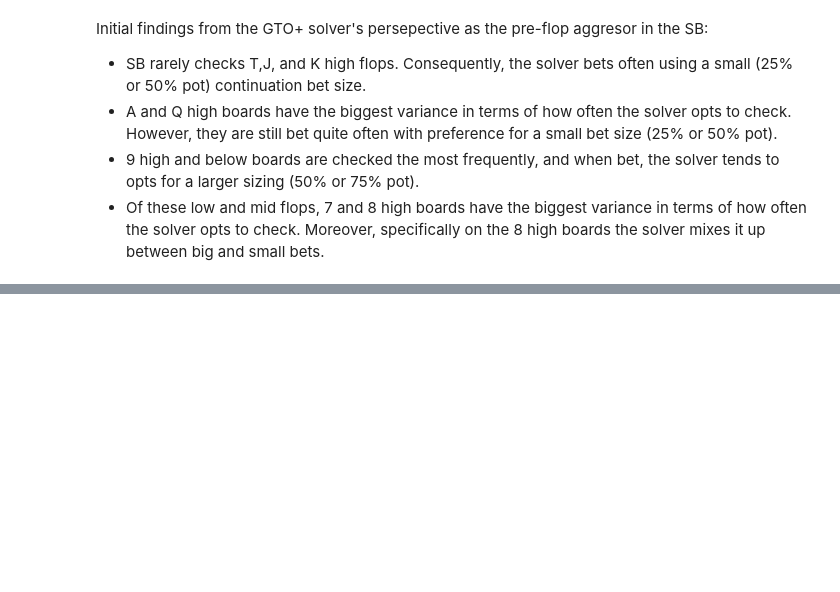
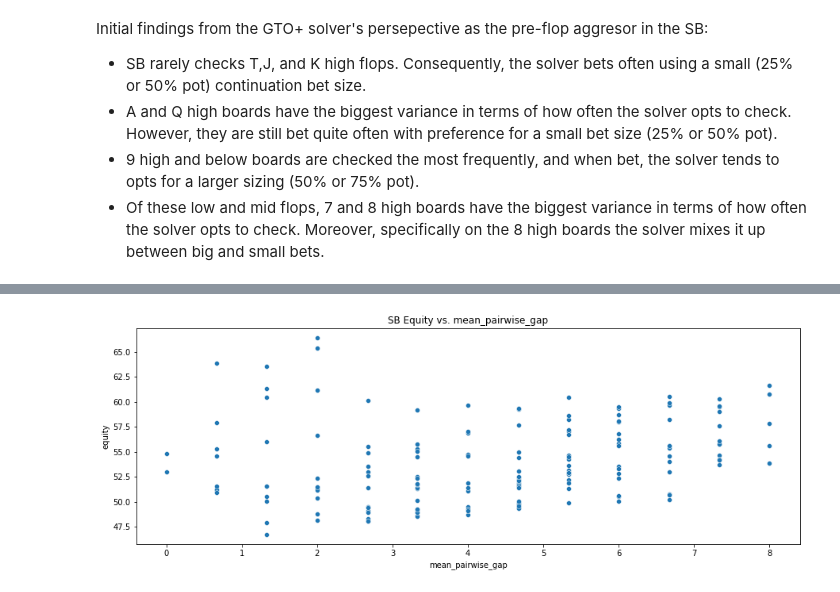
Before and after one commit to Rob-Lando/small-blind-vs-button-3betpots, a Jupyter notebook: sb_3bet_vs_bu_call.ipynb, the cells around one changed output, grey strips where cells are left out. Cells and saved outputs as stored; diff of their text form; code cells hidden in the pictures; blank space fills up the shorter version.

```diff
--- a/sb_3bet_vs_bu_call.ipynb
+++ b/sb_3bet_vs_bu_call.ipynb
@@ -242,0 +290,10 @@ Initial findings from the GTO+ solver's persepective as the pre-flop aggresor in
+# %%
+fig,ax = plt.subplots()
+fig.set_size_inches(15,5)
+sns.scatterplot(data = df.sort_values(by = 'high_card_num'),
+             x = 'mean_pairwise_gap',
+             y = 'equity')
+plt.title('SB Equity vs. mean_pairwise_gap')
+plt.show('pdf')
+# %% [output]
+[figure, added]
```
Also changed, not shown: parts of 13 cells of this notebook.
